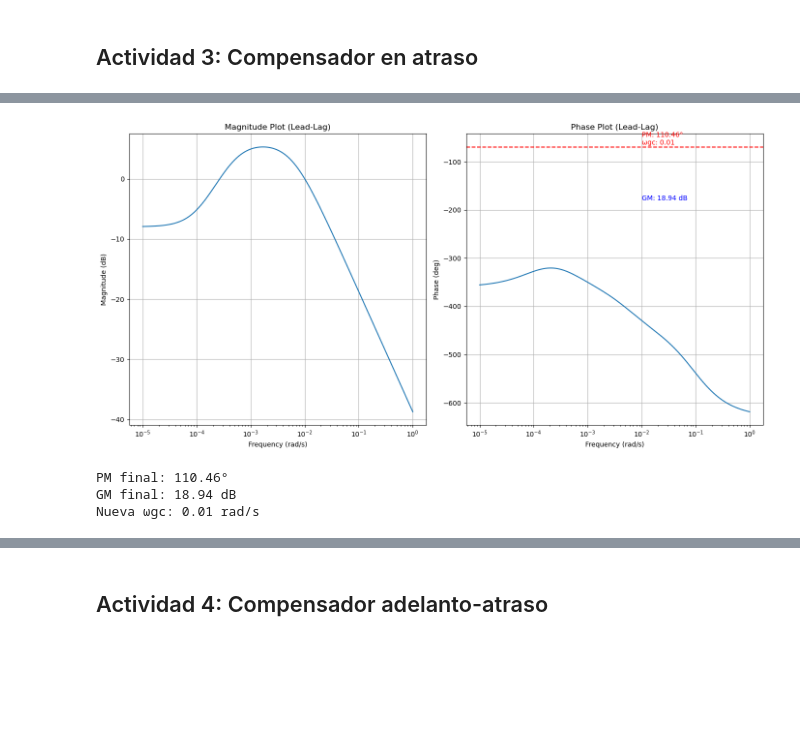
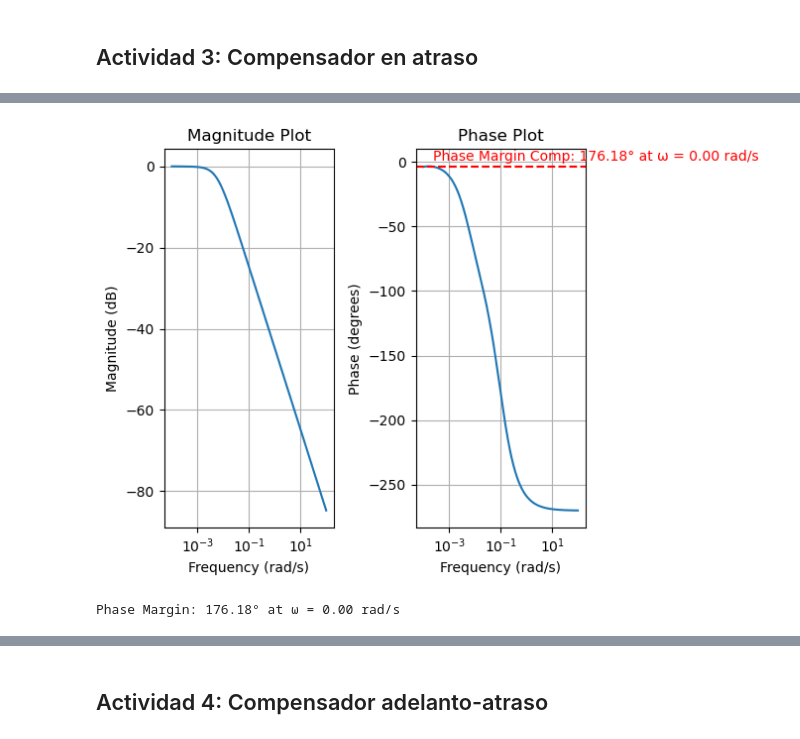
Before and after one commit to navalgoose4/SCL-2026I, a Jupyter notebook: TALLER_2_Compensadores/Taller_2_Solución.ipynb, the cells around one changed output, grey strips where cells are left out. Drawn from its saved outputs; the diff is of its cells as text; code cells hidden in the pictures; blank space fills up the shorter version.

```diff
--- a/TALLER_2_Compensadores/Taller_2_Solución.ipynb
+++ b/TALLER_2_Compensadores/Taller_2_Solución.ipynb
@@ -333,0 +259,10 @@ Outputs (1): ['y[0]']
+# %%
+# mag, phase, omega are 1D numpy arrays of the same length
+# phase in degrees, mag in dB (or linear), omega in rad/s
+PM_desired = 60 - 108.11 + 5   # your target phase margin in degrees
+
+# 1) Nearest‐neighbor approach
+idx = np.argmin(np.abs(np.abs(np.rad2deg(phase1)) - PM_desired))
+omega_at_PM  = omega1[idx]
+mag_at_PM    = 20*np.log10(mag1[idx])
+print(f"Nearest ω at PM={PM_desired}°: ω ≃ {omega_at_PM} rad/s,  mag ≃ {mag_at_PM:.3f}")
@@ -333,0 +275,7 @@ Outputs (1): ['y[0]']
+# %%
+wc=float(omega_at_PM)
+Mc=float(mag_at_PM)
+a=np.pow(10.0,(-Mc/20.0))
+T=10/(a*wc)
+Gc=ct.tf([a*T ,1],[T ,1])
+print(Gc)
@@ -334,57 +290,41 @@ Outputs (1): ['y[0]']
 # %%
-W_total = Clag * W
+#--
+Wcomp = Gc*W
+# Generate Bode plot with margins
+mag, phase, omega = ct.bode_plot(Wcomp, plot=False, omega = [1e-4,1e2])
 
-# Bode
-mag, phase, omega = ct.bode(W_total, dB=True, plot=False)
+# Calculate margins for annotation
+gm, pm, sm, gc = ct.margin(Wcomp)
+pm_deg = pm if pm >= 0 else pm + 360  # Ensure phase margin is positive for display
 
-# Márgenes
-gm, pm, sm, wcg = ct.margin(W_total)
-pm_deg = pm if pm >= 0 else pm + 360
-gm_db = 20*np.log10(gm) if gm != np.inf else np.inf
 
-# Frecuencia de cruce de ganancia
-_, _, _, wcp_new = ct.margin(W_total)
 
-# Plot
-plt.figure(figsize=(14,7))
-
-# Magnitud
-plt.subplot(1,2,1)
+## Magnitude plot
+plt.subplot(1, 2, 1)
 plt.semilogx(omega, 20*np.log10(mag))
-plt.title('Magnitude Plot (Lead-Lag)')
+plt.title('Magnitude Plot')
 plt.xlabel('Frequency (rad/s)')
 plt.ylabel('Magnitude (dB)')
 plt.grid(True)
 
-# Fase
-plt.subplot(1,2,2)
+## Phase plot
+plt.subplot(1, 2, 2)
 plt.semilogx(omega, np.rad2deg(phase))
-plt.title('Phase Plot (Lead-Lag)')
+plt.title('Phase Plot')
 plt.xlabel('Frequency (rad/s)')
-plt.ylabel('Phase (deg)')
+plt.ylabel('Phase (degrees)')
 plt.grid(True)
 
-# Anotaciones
-plt.axhline(y=-180 + pm_deg, color='r', linestyle='--')
-plt.text(wcp_new, -180 + pm_deg + 5,
-         f'PM: {pm_deg:.2f}°\nωgc: {wcp_new:.2f}',
-         color='red')
-
-if gm != np.inf:
-    plt.text(wcg, -180,
-             f'GM: {gm_db:.2f} dB',
-             color='blue')
+# Display the phase margin on the plot
+plt.axhline(y = -180 + pm_deg, color = 'r', linestyle = '--')
+plt.text(gc, -180 + pm_deg + 5, f'Phase Margin Comp: {pm_deg:.2f}° at ω = {gc:.2f} rad/s', color = 'red')
 
 plt.tight_layout()
 plt.show()
 
-# Print final
-print(f"PM final: {pm_deg:.2f}°")
-print(f"GM final: {gm_db:.2f} dB")
-print(f"Nueva ωgc: {wcp_new:.2f} rad/s")
+# Print the phase margin value
+print(f"Phase Margin: {pm_deg:.2f}° at ω = {gc:.2f} rad/s")
 # %% [output]
-[figure, old version]
+[figure, new version]
-PM final: 110.46°
-GM final: 18.94 dB
-Nueva ωgc: 0.01 rad/s
+Phase Margin: 176.18° at ω = 0.00 rad/s
 # %%
```
Also changed, not shown: parts of 28 cells of this notebook.
